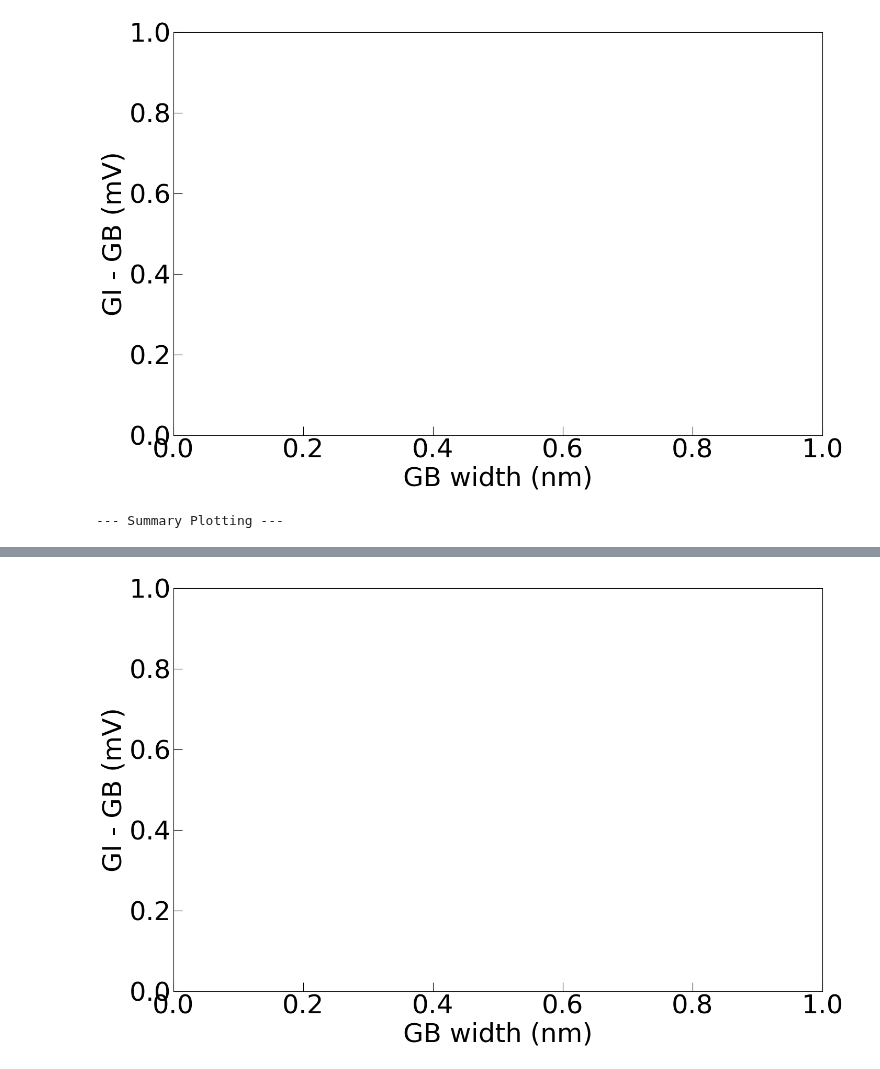
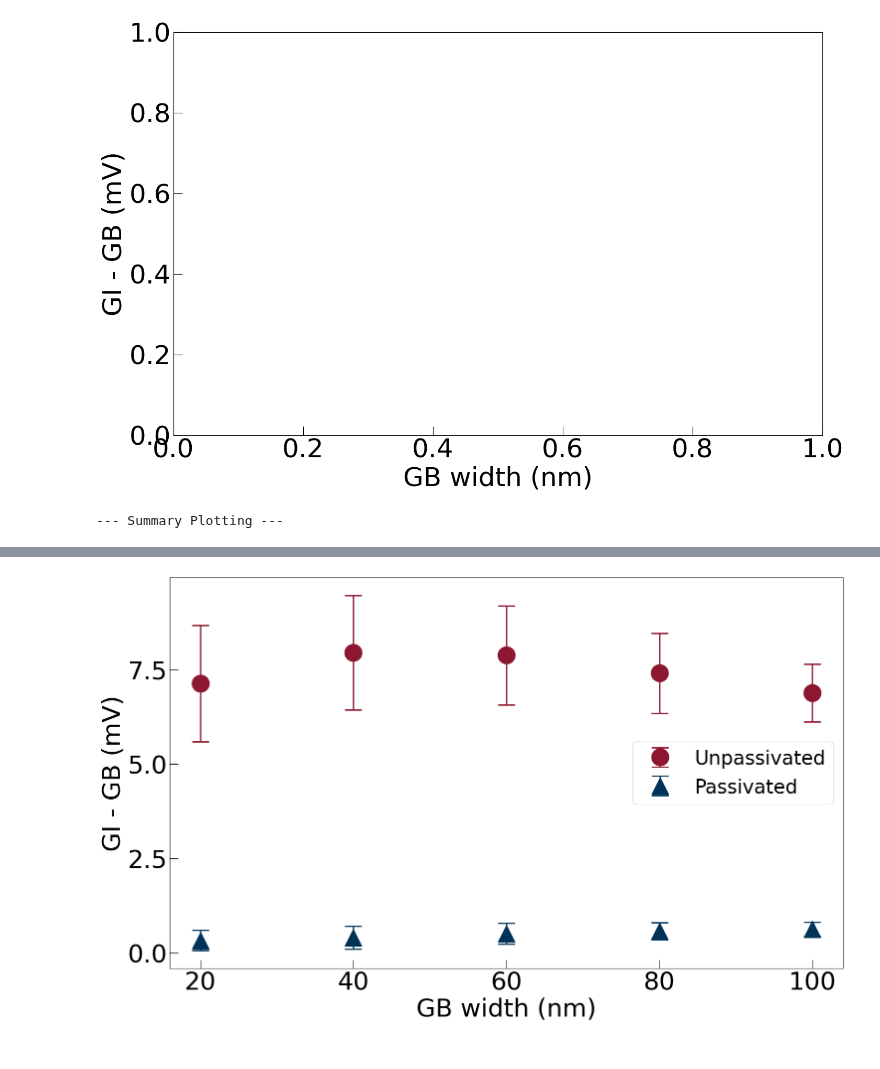
Before and after one commit to RamadanLab/KPFM_processing, a Jupyter notebook: CPDGrainBoundaryAnalysis.ipynb, the cells around one changed output, grey strips where cells are left out. Saved outputs shown, nothing was run; the diff lists cells and outputs as text; code cells hidden in the pictures.

Commit message:
Added separate function for plotting scatters

```diff
--- a/CPDGrainBoundaryAnalysis.ipynb
+++ b/CPDGrainBoundaryAnalysis.ipynb
@@ -74,10 +74,10 @@ c1='#1A85FF'#deep blue
 c2='#D41159' # deep pink
 c3= '#744db0' # purple
 
-GB_U_color = "5CBBFF"
-GI_U_color = "003357"
-GB_P_color = "D69AAB"
-GI_P_color = "8D1730"
+GB_U_color = "#5CBBFF"
+GI_U_color = "#003357"
+GB_P_color = "#D69AAB"
+GI_P_color = "#8D1730"
 # %%
 #----Configuring folders needed----
 # number of rows in txt files to skip
@@ -498,7 +498,8 @@ figsize_x, figsize_y= 16, 10
 tick_length = 12
 errorbar_capsize = 12
 legend_font = 28
-scatter_size = 100
+scatter_size = 25
+e_linewidth = 2
 # 1. Difference CPD plots
 plt.figure(figsize=(figsize_x, figsize_y))
 plt.rcParams.update({'font.size': 36})
@@ -513,15 +514,54 @@ ax.yaxis.set_major_locator(MaxNLocator(nbins=5))
 
 #plt.scatter(x_nm, Unpass_all, label='Unpassivated', color='#8D1730', marker='o', s=100)
 #plt.scatter(x_nm, Pass_all, label='Passivated', color='#003357', marker='^', s=100)
-plt.errorbar(x_nm, Unpass_all, yerr = Unpass_error, fmt = '-', capsize=errorbar_capsize, label='Unpassivated', color='#8D1730', marker='o', s=scatter_size)
-plt.errorbar(x_nm, Pass_all, yerr= pass_error,fmt = '-', capsize=errorbar_capsize, label='Passivated', color='#003357', marker='^', s=scatter_size)
-plt.legend(loc='upper left', fontsize=legend_font)
+plt.errorbar(x_nm, Unpass_all, yerr = Unpass_error, fmt = '-', capsize=errorbar_capsize, elinewidth=e_linewidth, capthick =e_linewidth, label='Unpassivated', color='#8D1730', marker='o', markersize=scatter_size, ls = '')
+plt.errorbar(x_nm, Pass_all, yerr= pass_error,fmt = '-', capsize=errorbar_capsize, elinewidth=e_linewidth, capthick =e_linewidth, label='Passivated', color='#003357', marker='^', markersize=scatter_size, ls = '')
+plt.legend(loc='center right', fontsize=legend_font)
 plt.tight_layout()
-save_plot_to_folder(plt.gcf(), FINAL_PLOTS_SAVE_PATH, filename='Difference_CPD_Average_witherror.jpeg')
+save_plot_to_folder(plt.gcf(), FINAL_PLOTS_SAVE_PATH, filename='Difference_CPD_Average_both_witherror.jpeg')
 plt.show()
 
+# 1. Difference CPD plots
+plt.figure(figsize=(figsize_x, figsize_y))
+plt.rcParams.update({'font.size': 36})
+ax = plt.gca()
+# ... (Plot formatting identical to original code, but reduced font size for cleaner fit)
+ax.tick_params(direction='in', length=tick_length)
+ax.tick_params(axis='both')#, labelsize=18)
+plt.xlabel("GB width (nm)")#, fontsize=20)
+plt.ylabel("GI - GB (mV)")#, fontsize=20)
+ax.xaxis.set_major_locator(MaxNLocator(nbins=5))
+ax.yaxis.set_major_locator(MaxNLocator(nbins=5))
 
-# 2. GI/GB plots
+#plt.scatter(x_nm, Unpass_all, label='Unpassivated', color='#8D1730', marker='o', s=100)
+#plt.scatter(x_nm, Pass_all, label='Passivated', color='#003357', marker='^', s=100)
+plt.errorbar(x_nm, Unpass_all, yerr = Unpass_error, fmt = '-', capsize=errorbar_capsize, elinewidth=e_linewidth, capthick=e_linewidth, label='Unpassivated', color='#8D1730', marker='o', markersize=scatter_size, ls = '')
+plt.legend(loc='upper right', fontsize=legend_font)
+plt.tight_layout()
+save_plot_to_folder(plt.gcf(), FINAL_PLOTS_SAVE_PATH, filename='Difference_CPD_Average_Unpassivated_witherror.jpeg')
+plt.show()
+
+# 3. Difference CPD plots
+plt.figure(figsize=(figsize_x, figsize_y))
+plt.rcParams.update({'font.size': 36})
+ax = plt.gca()
+# ... (Plot formatting identical to original code, but reduced font size for cleaner fit)
+ax.tick_params(direction='in', length=tick_length)
+ax.tick_params(axis='both')#, labelsize=18)
+plt.xlabel("GB width (nm)")#, fontsize=20)
+plt.ylabel("GI - GB (mV)")#, fontsize=20)
+ax.xaxis.set_major_locator(MaxNLocator(nbins=5))
+ax.yaxis.set_major_locator(MaxNLocator(nbins=5))
+
+#plt.scatter(x_nm, Unpass_all, label='Unpassivated', color='#8D1730', marker='o', s=100)
+#plt.scatter(x_nm, Pass_all, label='Passivated', color='#003357', marker='^', s=100)
+plt.errorbar(x_nm, Pass_all, yerr= pass_error,fmt = '-', capsize=errorbar_capsize, elinewidth=e_linewidth, capthick =e_linewidth, label='Passivated', color='#003357', marker='^', markersize=scatter_size, ls = '')
+plt.legend(loc='lower right', fontsize=legend_font)
+plt.tight_layout()
+save_plot_to_folder(plt.gcf(), FINAL_PLOTS_SAVE_PATH, filename='Difference_CPD_Average_Passivated_witherror.jpeg')
+plt.show()
+
+# 4. GI/GB plots Unpassivated
 plt.figure(figsize=(figsize_x, figsize_y))
 ax = plt.gca()
 # ... (Plot formatting)
@@ -534,15 +574,30 @@ ax.yaxis.set_major_locator(MaxNLocator(nbins=5))
 
 #plt.scatter(x_nm, UnpassGB, label='Unpassivated GB', color='#8D1730', marker='o', s=50)
 #plt.scatter(x_nm, UnpassGI, label='Unpassivated GI', color='#003357', marker='^', s=50)
+plt.errorbar(x_nm, UnpassGB,yerr=UnpassGB_error, fmt = '-', capsize=errorbar_capsize, elinewidth=e_linewidth, capthick =e_linewidth, label='Unpassivated GB', color=GB_U_color, marker='o', markersize=scatter_size, ls = '')
+plt.errorbar(x_nm, UnpassGI, yerr= UnpassGI_error, fmt = '-', capsize=errorbar_capsize,elinewidth=e_linewidth, capthick =e_linewidth,label='Unpassivated GI', color= GI_U_color, marker='^', markersize=scatter_size, ls = '')
+plt.legend(loc = 'best', fontsize=legend_font)
+plt.tight_layout()
+save_plot_to_folder(plt.gcf(), FINAL_PLOTS_SAVE_PATH, filename='Separate_GB_GI_CPD_Unpassivated_witherror.jpeg')
+plt.show()
+
+# 5. GI/GB Passivated
+plt.figure(figsize=(figsize_x, figsize_y))
+ax = plt.gca()
+# ... (Plot formatting)
+ax.tick_params(direction='in', length=tick_length)
+ax.tick_params(axis='both')#, labelsize=18)
+plt.xlabel("GB width (nm)")#, fontsize=20)
+plt.ylabel(" CPD average (mV)")#, fontsize=20)
+ax.xaxis.set_major_locator(MaxNLocator(nbins=5))
+ax.yaxis.set_major_locator(MaxNLocator(nbins=5))
 #plt.scatter(x_nm, PassGB, label='Passivated GB', color='#8D1730', marker='o', s=50)
 #plt.scatter(x_nm, PassGI, label='Passivated GI', color='#003357', marker='^', s=50)
-plt.errorbar(x_nm, UnpassGB,yerr=UnpassGB_error, fmt = '-', capsize=errorbar_capsize, label='Unpassivated GB', color=GB_U_color, marker='o', markersize=scatter_size)
-plt.errorbar(x_nm, UnpassGI, yerr= UnpassGI_error, fmt = '-', capsize=errorbar_capsize,label='Unpassivated GI', color= GI_U_color, marker='^', markersize=scatter_size)
-plt.errorbar(x_nm, PassGB, yerr= PassGB_error,fmt = '-', capsize=errorbar_capsize, label='Passivated GB', color=GB_P_color, marker='o', smarkersize=scatter_size)
-plt.errorbar(x_nm, PassGI, yerr=PassGI_error, fmt = '-', capsize=errorbar_capsize, label='Passivated GI', color=GI_P_color, marker='^', markersize=scatter_size)
+plt.errorbar(x_nm, PassGB, yerr= PassGB_error,fmt = '-', capsize=errorbar_capsize,elinewidth=e_linewidth, label='Passivated GB', color=GB_P_color, marker='o', markersize=scatter_size, ls = '')
+plt.errorbar(x_nm, PassGI, yerr=PassGI_error, fmt = '-', capsize=errorbar_capsize,elinewidth=e_linewidth, label='Passivated GI', color=GI_P_color, marker='^', markersize=scatter_size, ls = '')
 plt.legend(loc = 'best', fontsize=legend_font)
 plt.tight_layout()
-save_plot_to_folder(plt.gcf(), FINAL_PLOTS_SAVE_PATH, filename='Separate_GB_GI_CPD_Scatter_witherror.jpeg')
+save_plot_to_folder(plt.gcf(), FINAL_PLOTS_SAVE_PATH, filename='Separate_GB_GI_CPD_Passivatd_witherror.jpeg')
 plt.show()
 # %% [output]
 --- Summary Plotting ---
@@ -550 +605 @@ AttributeError: Line2D.set() got an unexpected keyword argument 's'
-[figure, old version]
+[figure, new version]
```
Also changed, not shown: parts of 1 cell of this notebook, 1 other file.
